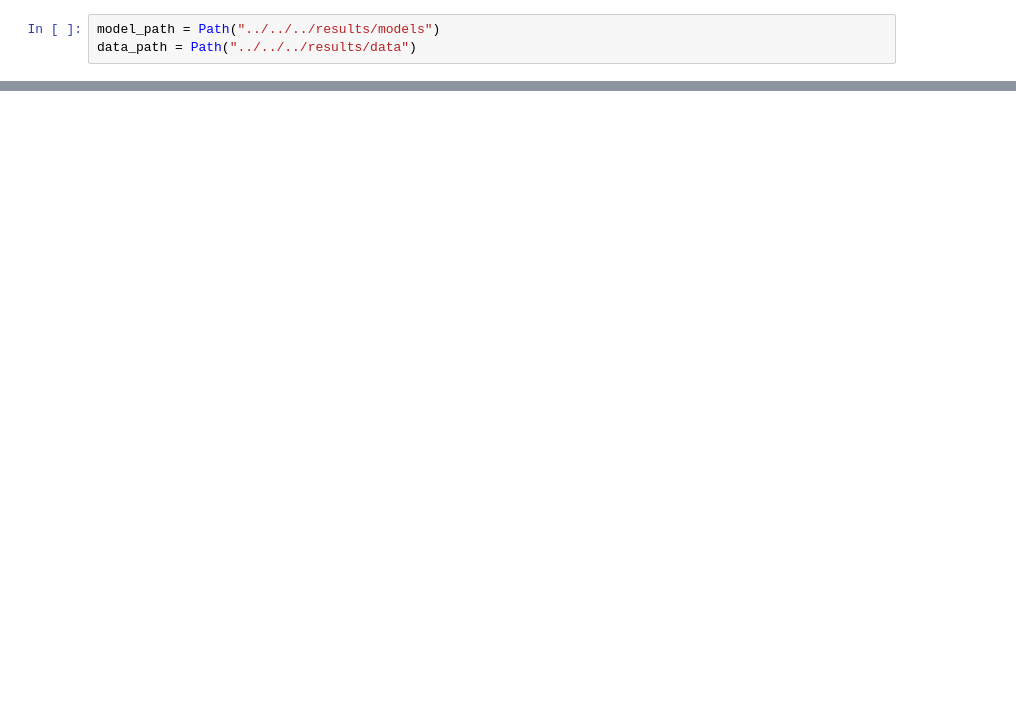
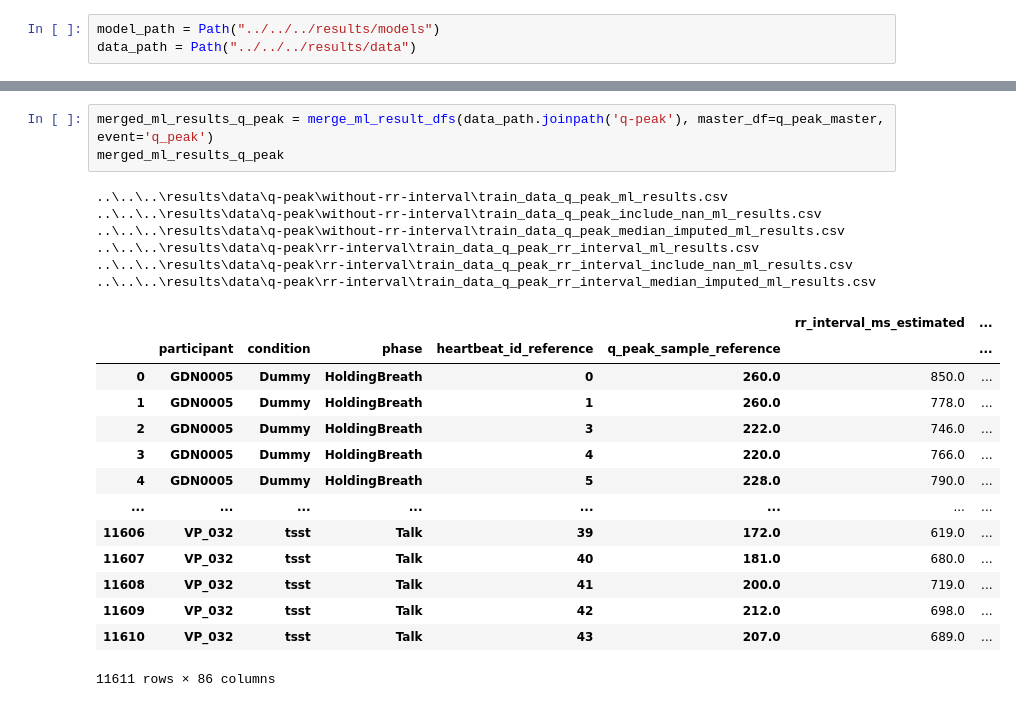
Before and after one commit to empkins/pepbench, a Jupyter notebook: experiments/pep_algorithm_benchmarking/notebooks/ML_analysis/DataHandling/build_estimator_results_df.ipynb, the cells around one changed output, grey strips where cells are left out. Saved outputs shown, nothing was run; the diff lists cells and outputs as text; blank space fills up the shorter version.

```diff
--- a/experiments/pep_algorithm_benchmarking/notebooks/ML_analysis/DataHandling/build_estimator_results_df.ipynb
+++ b/experiments/pep_algorithm_benchmarking/notebooks/ML_analysis/DataHandling/build_estimator_results_df.ipynb
@@ -32,0 +78,24 @@ data_without_rr
+# %%
+merged_ml_results_q_peak = merge_ml_result_dfs(data_path.joinpath('q-peak'), master_df=q_peak_master, event='q_peak')
+merged_ml_results_q_peak
+# %% [output]
+..\..\..\results\data\q-peak\without-rr-interval\train_data_q_peak_ml_results.csv
+..\..\..\results\data\q-peak\without-rr-interval\train_data_q_peak_include_nan_ml_results.csv
+..\..\..\results\data\q-peak\without-rr-interval\train_data_q_peak_median_imputed_ml_results.csv
+..\..\..\results\data\q-peak\rr-interval\train_data_q_peak_rr_interval_ml_results.csv
+..\..\..\results\data\q-peak\rr-interval\train_data_q_peak_rr_interval_include_nan_ml_results.csv
+..\..\..\results\data\q-peak\rr-interval\train_data_q_peak_rr_interval_median_imputed_ml_results.csv
+|  |  |  |  |  |  | rr_interval_ms_estimated | ... |
+|  | participant | condition | phase | heartbeat_id_reference | q_peak_sample_reference |  | ... |
+| 0 | GDN0005 | Dummy | HoldingBreath | 0 | 260.0 | 850.0 | ... |
+| 1 | GDN0005 | Dummy | HoldingBreath | 1 | 260.0 | 778.0 | ... |
+| 2 | GDN0005 | Dummy | HoldingBreath | 3 | 222.0 | 746.0 | ... |
+| 3 | GDN0005 | Dummy | HoldingBreath | 4 | 220.0 | 766.0 | ... |
+| 4 | GDN0005 | Dummy | HoldingBreath | 5 | 228.0 | 790.0 | ... |
+| ... | ... | ... | ... | ... | ... | ... | ... |
+| 11606 | VP_032 | tsst | Talk | 39 | 172.0 | 619.0 | ... |
+| 11607 | VP_032 | tsst | Talk | 40 | 181.0 | 680.0 | ... |
+| 11608 | VP_032 | tsst | Talk | 41 | 200.0 | 719.0 | ... |
+| 11609 | VP_032 | tsst | Talk | 42 | 212.0 | 698.0 | ... |
+| 11610 | VP_032 | tsst | Talk | 43 | 207.0 | 689.0 | ... |
+11611 rows × 86 columns
```
Also changed, not shown: parts of 12 cells of this notebook, 7 other files.
